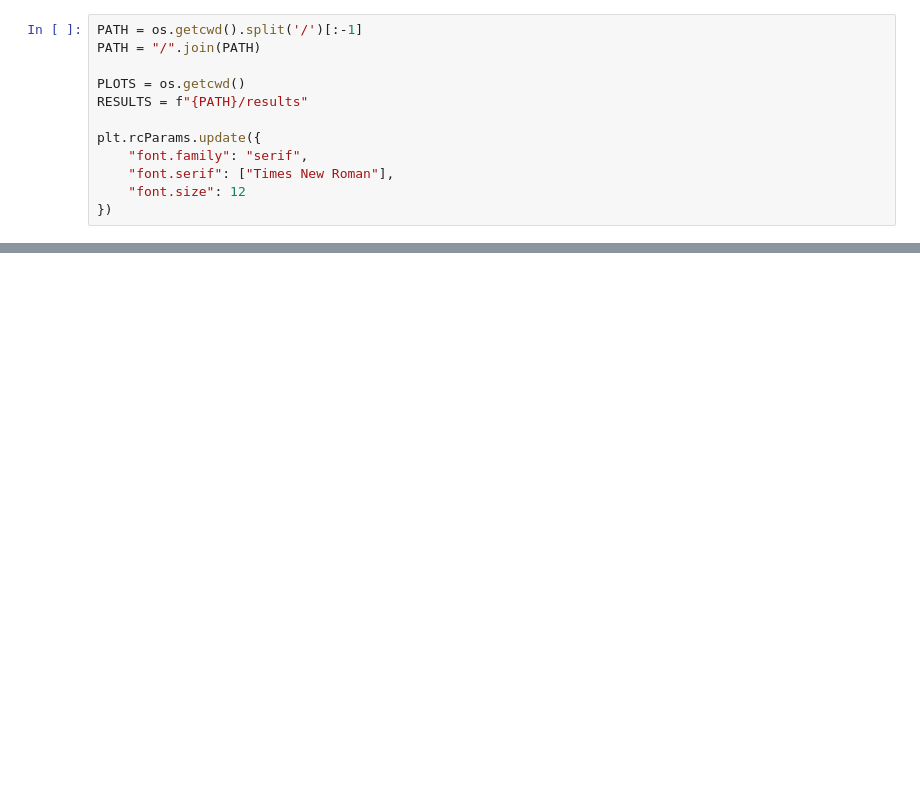
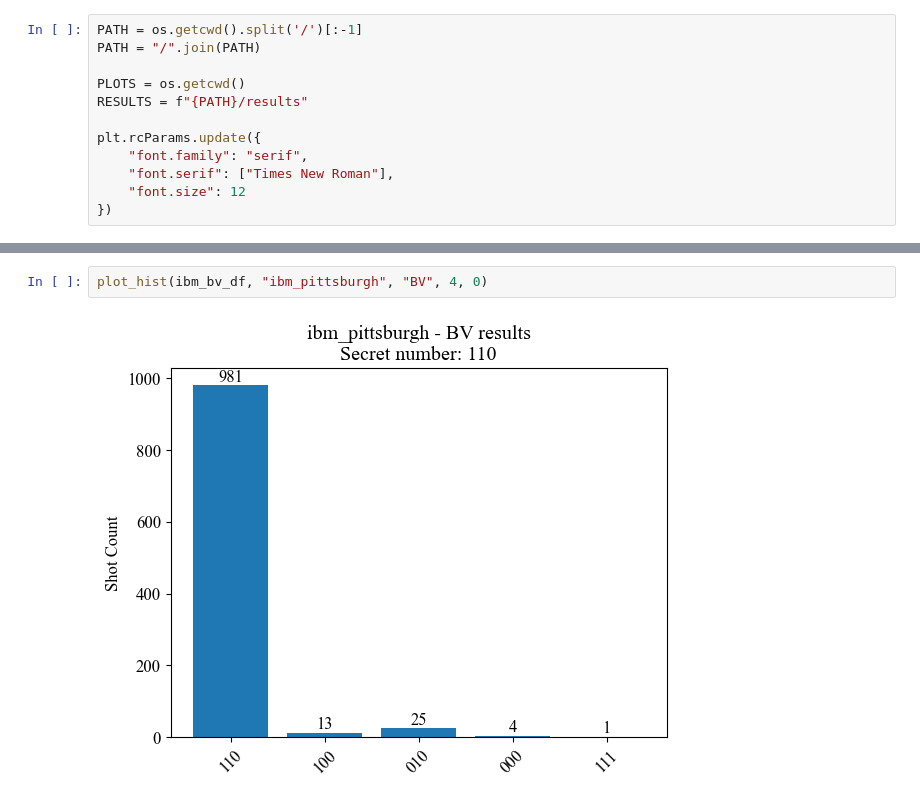
Before and after one commit to AstroLando/QMAP, a Jupyter notebook: plots/plot_results.ipynb, the cells around one changed output, grey strips where cells are left out. Cells and saved outputs as stored; diff of their text form; blank space fills up the shorter version.

```diff
--- a/plots/plot_results.ipynb
+++ b/plots/plot_results.ipynb
@@ -392,0 +211,4 @@ plt.show()
+# %%
+plot_hist(ibm_bv_df, "ibm_pittsburgh", "BV", 4, 0)
+# %% [output]
+[figure, added]
```
Also changed, not shown: parts of 39 cells of this notebook, 37 other files.
